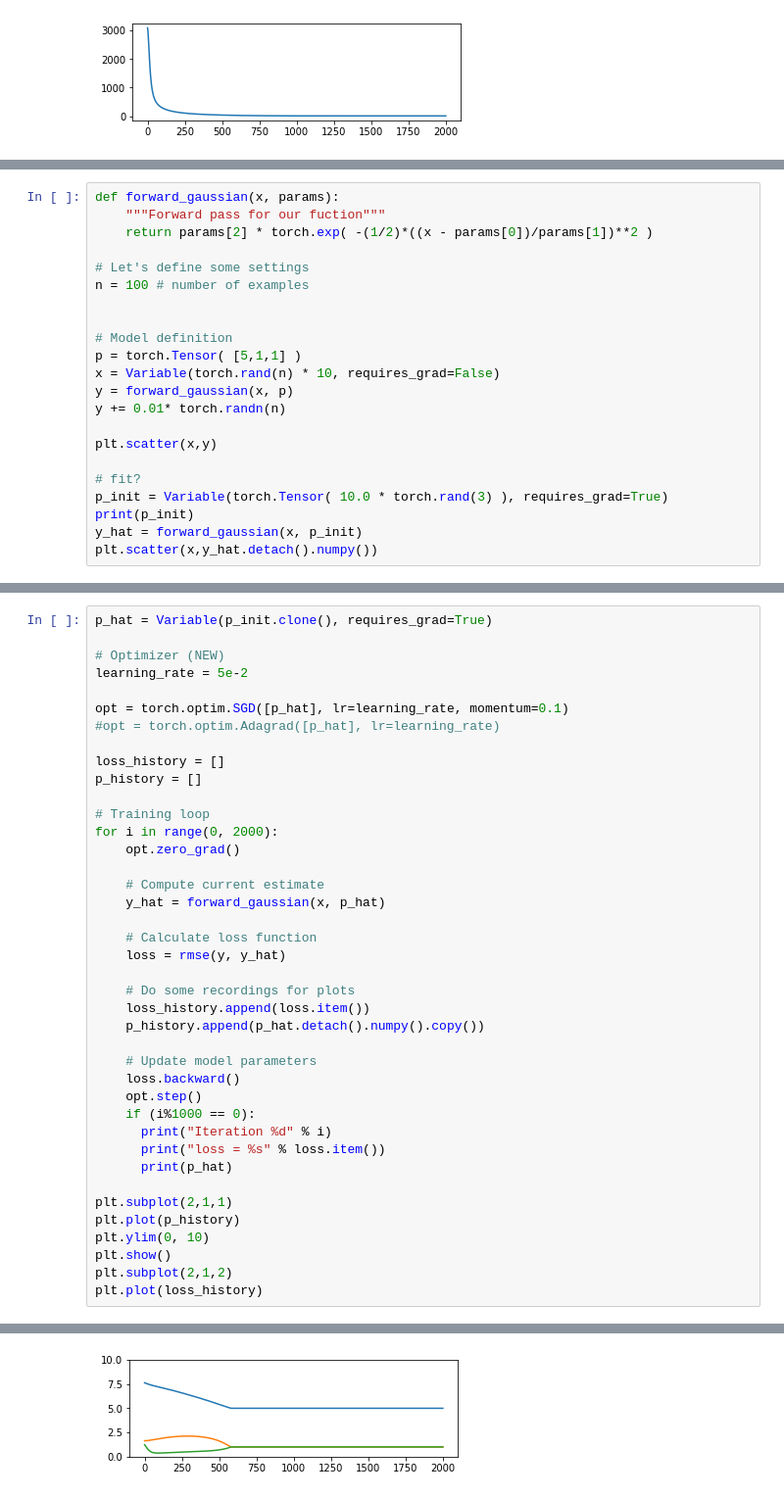
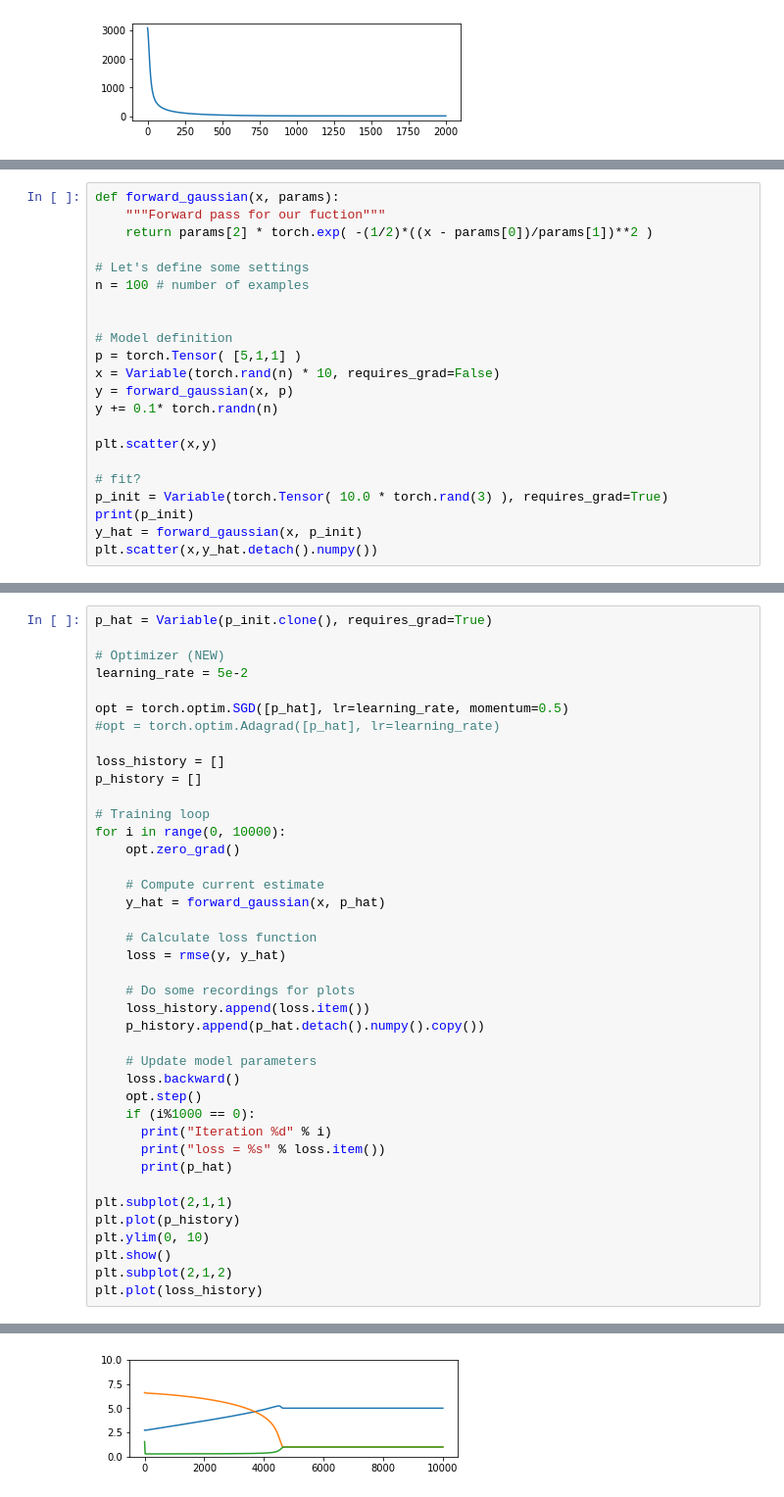
Before and after one commit to rhiju/rna_lores2, a Jupyter notebook: 0_Simple_1D_fit.ipynb, the cells around one changed output, grey strips where cells are left out. Shown at 98% size. Drawn from its saved outputs; the diff is of its cells as text.

```diff
--- a/0_Simple_1D_fit.ipynb
+++ b/0_Simple_1D_fit.ipynb
@@ -111,7 +117,7 @@ n = 100 # number of examples
 p = torch.Tensor( [5,1,1] )
 x = Variable(torch.rand(n) * 10, requires_grad=False)
 y = forward_gaussian(x, p)
-y += 0.01* torch.randn(n)
+y += 0.1* torch.randn(n)
 
 plt.scatter(x,y)
 
@@ -130,14 +136,14 @@ p_hat = Variable(p_init.clone(), requires_grad=True)
 # Optimizer (NEW)
 learning_rate = 5e-2
 
-opt = torch.optim.SGD([p_hat], lr=learning_rate, momentum=0.1)
+opt = torch.optim.SGD([p_hat], lr=learning_rate, momentum=0.5)
 #opt = torch.optim.Adagrad([p_hat], lr=learning_rate)
 
 loss_history = []
 p_history = []
 
 # Training loop
-for i in range(0, 2000):
+for i in range(0, 10000):
     opt.zero_grad()
 
     # Compute current estimate
@@ -174,2 +191,2 @@ tensor([4.9955, 0.9994, 1.0009], requires_grad=True)
-[figure, old version]
+[figure, new version]
 [<matplotlib.lines.Line2D at 0x...>]
```
Also changed, not shown: parts of 17 cells of this notebook.
